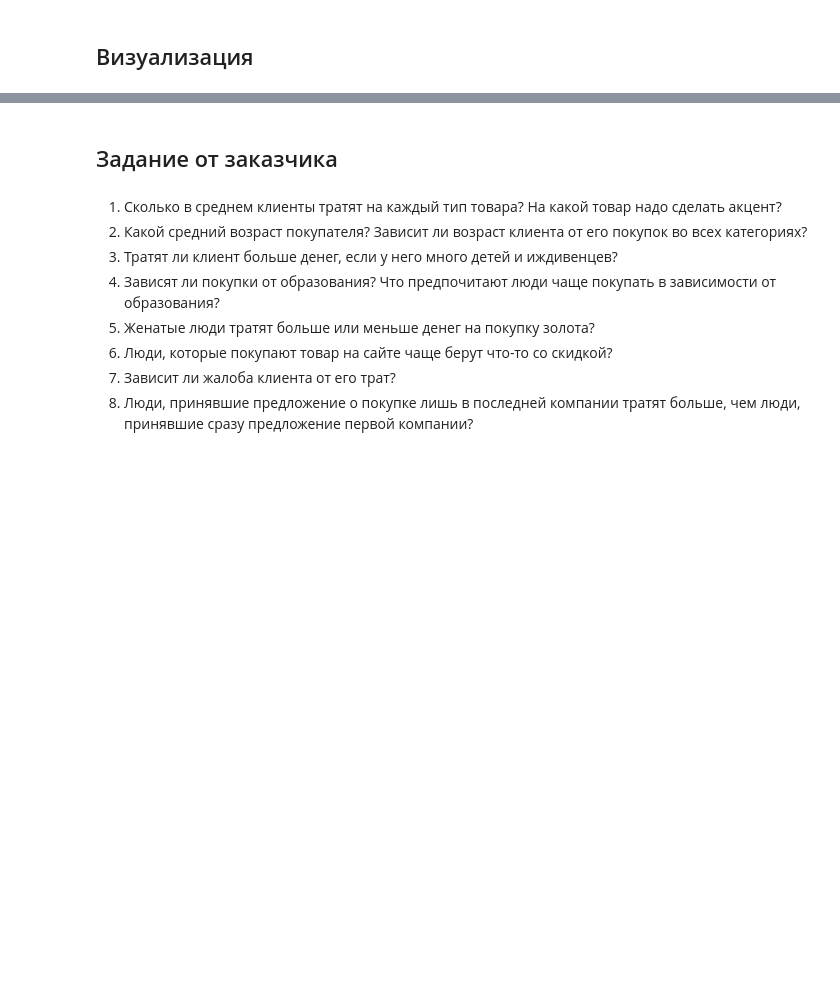
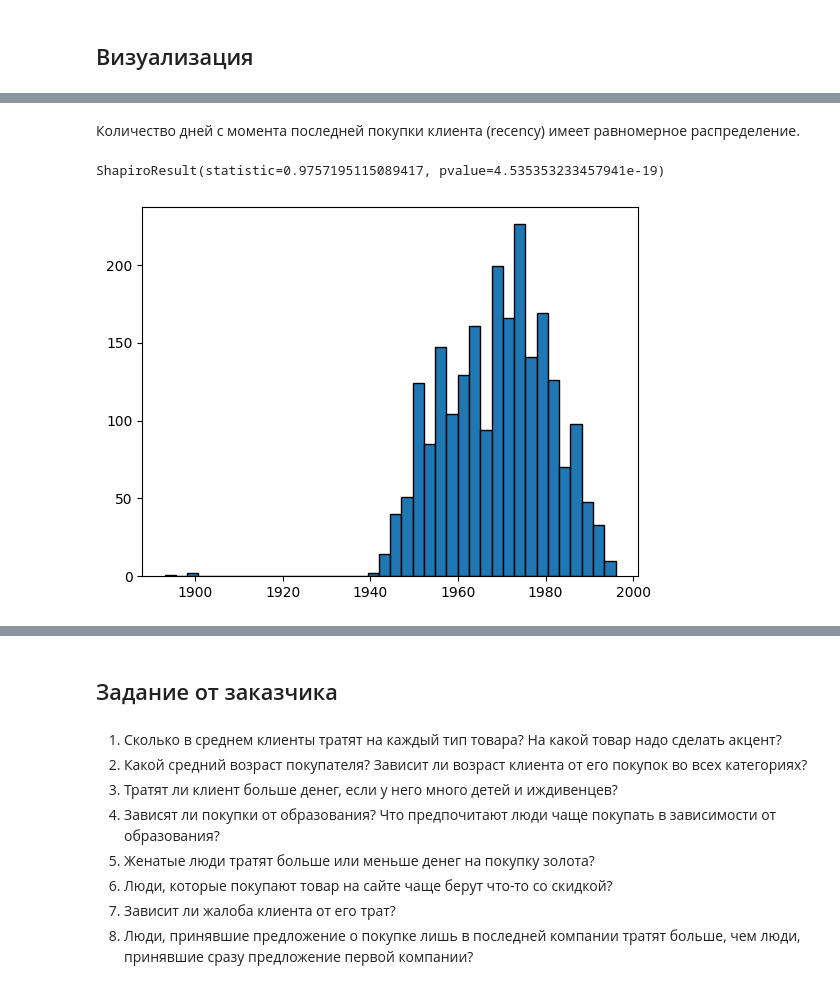
Before and after one commit to W1llAnn/1tdata-homework, a Jupyter notebook: 1.7 - homework PRO.ipynb, the cells around one changed output, grey strips where cells are left out. Saved outputs shown, nothing was run; the diff lists cells and outputs as text; code cells hidden in the pictures; blank space fills up the shorter version.

```diff
--- a/1.7 - homework PRO.ipynb
+++ b/1.7 - homework PRO.ipynb
@@ -114,0 +325,9 @@ df = pd.read_csv('../data/marketing_campaign.csv', sep='\t')
+# %% [markdown]
+Количество дней с момента последней покупки клиента (recency) имеет равномерное распределение.
+# %%
+plt.hist(df_transform['year_birth'], edgecolor='black', bins=40)
+
+shapiro(df_transform['year_birth'])
+# %% [output]
+ShapiroResult(statistic=0.9757195115089417, pvalue=4.535353233457941e-19)
+[figure, added]
```
Also changed, not shown: parts of 150 cells of this notebook, 1 other file.
